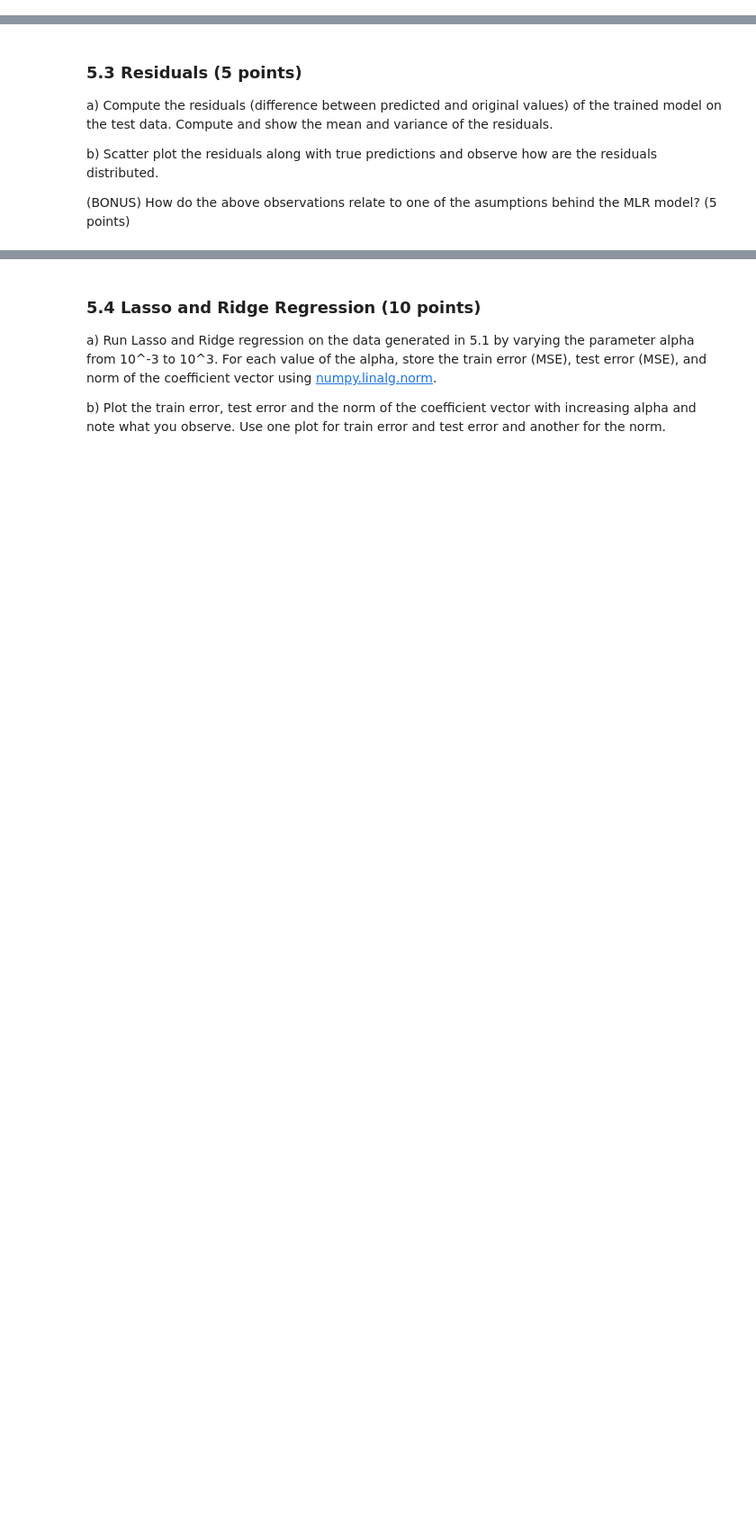
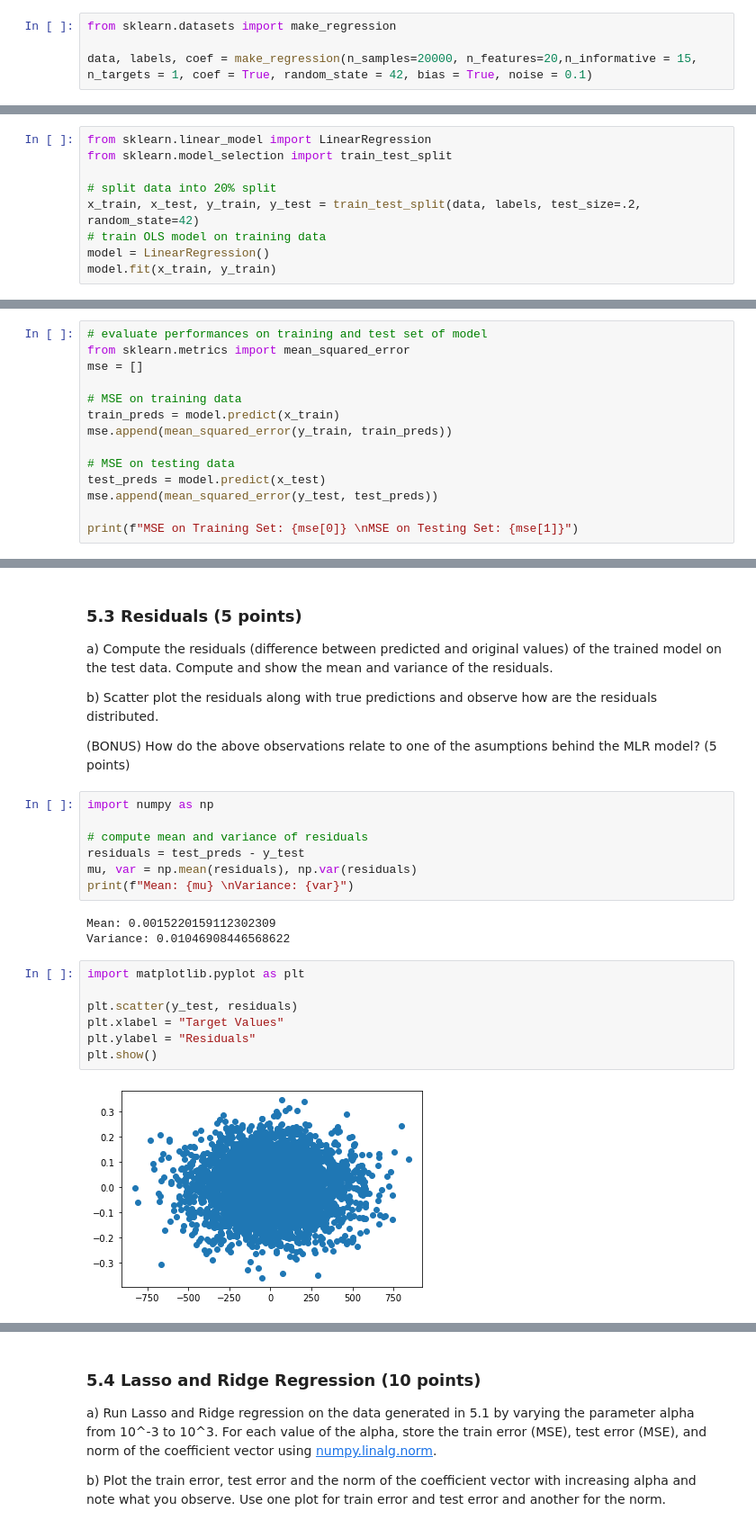
Before and after one commit to babusid/ECE461P, a Jupyter notebook: HW1/DSP23_Homework_1.ipynb, the cells around one changed output, grey strips where cells are left out. Shown at 90% size. Drawn from its saved outputs; the diff is of its cells as text; blank space fills up the shorter version.

Commit message:
almost done - just need to upload images

```diff
--- a/HW1/DSP23_Homework_1.ipynb
+++ b/HW1/DSP23_Homework_1.ipynb
@@ -70,6 +70,10 @@ Generate a synthetic regression dataset using make_regression from [sklearn.data
 n_samples = 20000, n_features = 20, n_informative = 15, n_targets = 1, coef = True and random_state = 42, bias = True, noise = 0.1.
 
 **Reading Assignment** : Read about how this data is generated and the affect of the above mentioned parameters on the data.
+# %%
+from sklearn.datasets import make_regression
+
+data, labels, coef = make_regression(n_samples=20000, n_features=20,n_informative = 15, n_targets = 1, coef = True, random_state = 42, bias = True, noise = 0.1)
 # %% [markdown]
 ### 5.2 Perform Regression (10 points)
 a) Divide the above obtained data into a train/test split by using 20% of the data for testing. Then train a linear regression model using Ordinary Least Squares method from [sklearn](https://scikit-learn.org/stable/modules/linear_model.html).
@@ -77,3 +81,12 @@ a) Divide the above obtained data into a train/test split by using 20% of the da
 b) Evaluate the trained model using Mean Squared Error on both train and test datasets and report the performance.
 
 c) Also, print the coefficients and bias obtained after the fit and compare them with the coefficients and bias that were used for generating the data in 5.1.
+# %%
+from sklearn.linear_model import LinearRegression
+from sklearn.model_selection import train_test_split
+
+# split data into 20% split
+x_train, x_test, y_train, y_test = train_test_split(data, labels, test_size=.2, random_state=42)
+# train OLS model on training data
+model = LinearRegression()
+model.fit(x_train, y_train)
@@ -79,0 +95,14 @@ c) Also, print the coefficients and bias obtained after the fit and compare them
+# %%
+# evaluate performances on training and test set of model
+from sklearn.metrics import mean_squared_error
+mse = []
+
+# MSE on training data
+train_preds = model.predict(x_train)
+mse.append(mean_squared_error(y_train, train_preds))
+
+# MSE on testing data
+test_preds = model.predict(x_test)
+mse.append(mean_squared_error(y_test, test_preds))
+
+print(f"MSE on Training Set: {mse[0]} \nMSE on Testing Set: {mse[1]}")
@@ -84,3 +140,22 @@ a) Compute the residuals (difference between predicted and original values)  of
 b) Scatter plot the residuals along with true predictions and observe how are the residuals distributed.
 
 (BONUS) How do the above observations relate to one of the asumptions behind the MLR model? (5 points)
+# %%
+import numpy as np
+
+# compute mean and variance of residuals
+residuals = test_preds - y_test
+mu, var = np.mean(residuals), np.var(residuals)
+print(f"Mean: {mu} \nVariance: {var}")
+# %% [output]
+Mean: 0.0015220159112302309
+Variance: 0.01046908446568622
+# %%
+import matplotlib.pyplot as plt
+
+plt.scatter(y_test, residuals)
+plt.xlabel = "Target Values"
+plt.ylabel = "Residuals"
+plt.show()
+# %% [output]
+[figure, added]
```
Also changed, not shown: parts of 11 cells of this notebook, 2 other files.
